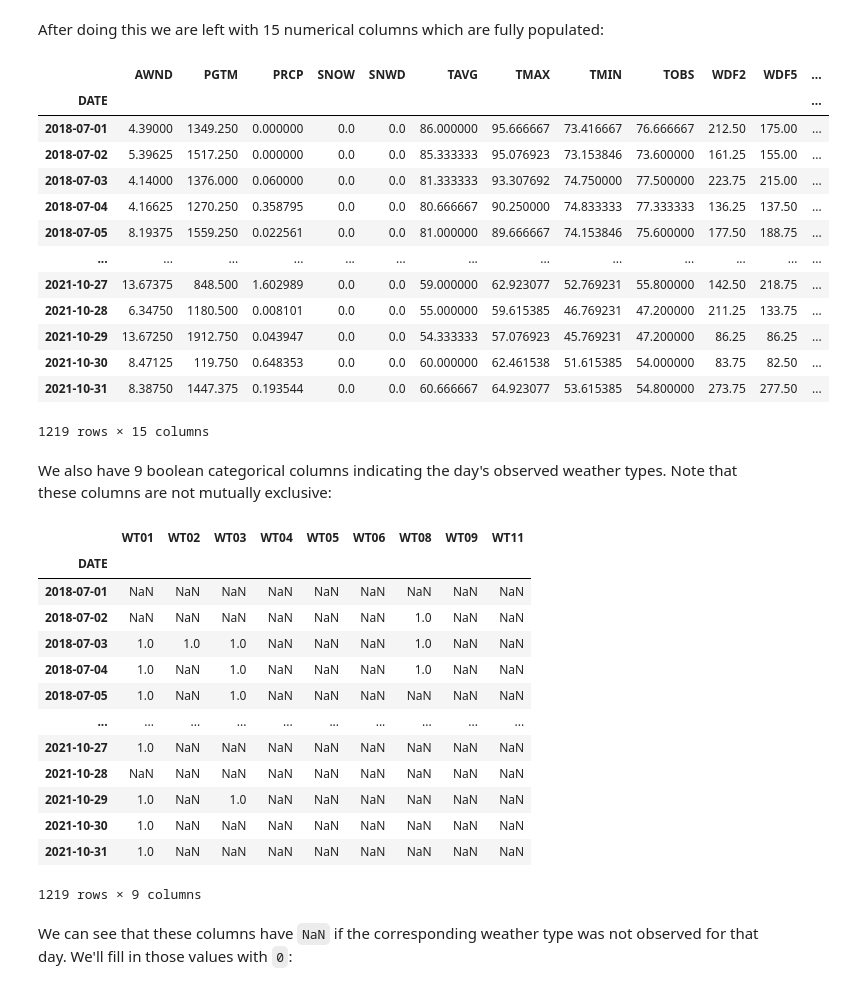
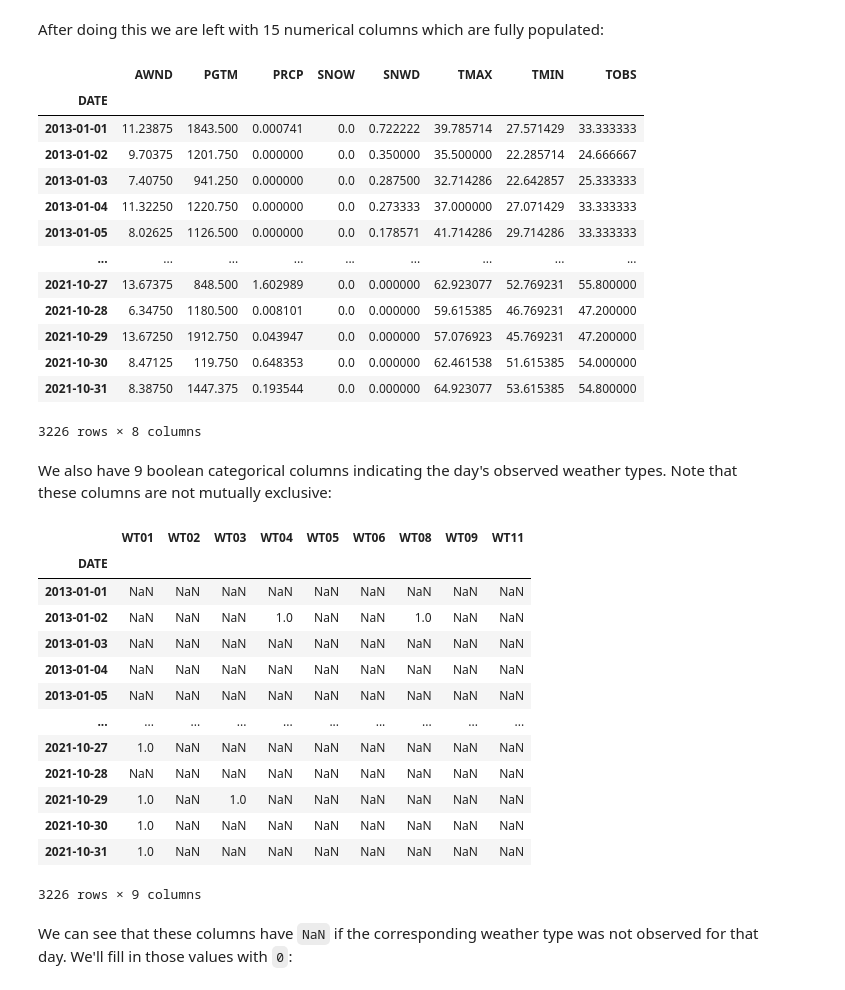
Before and after one commit to clyman23/spoke, a Jupyter notebook: notebooks/maxdumas/normalizing-weather-data.ipynb, the cells around one changed output. Saved outputs shown, nothing was run; the diff lists cells and outputs as text; code cells hidden in the pictures.

Commit message:
Use full date range for weather data

```diff
--- a/notebooks/maxdumas/normalizing-weather-data.ipynb
+++ b/notebooks/maxdumas/normalizing-weather-data.ipynb
@@ -7,2 +9,5 @@ This dataset was obtained by a request using the tool [here](https://www.ncdc.no
 # %%
-weather_df = pd.read_csv('../../data/weather_data_2018-07-01_2021-10-31.csv')
+weather_df_1 = pd.read_csv('../../data/weather_data_2013-01-01_2013-06-30.csv')
+weather_df_2 = pd.read_csv('../../data/weather_data_2013-07-01_2015-12-31.csv')
+weather_df_3 = pd.read_csv('../../data/weather_data_2016-01-01_2018-06-30.csv')
+weather_df_4 = pd.read_csv('../../data/weather_data_2018-07-01_2021-10-31.csv')
@@ -9,3 +16,5 @@ weather_df = pd.read_csv('../../data/weather_data_2018-07-01_2021-10-31.csv')
+# %%
+weather_df = pd.concat((weather_df_1, weather_df_2, weather_df_3, weather_df_4))
 # %% [markdown]
 This dataset has a row for each daily observation from each station. Not all stations include all information that we want. The first thing we want to do is group values by day and then take the average over everything available:
 # %%
@@ -31,24 +53,24 @@ We drop the `MDPR` (Multi-day precipitation total), `DAPR` (Days included in `MD
 # %%
-weather_df_by_date = weather_df_by_date.drop(columns=['DAPR', 'MDPR', 'PSUN', 'TSUN'])
+weather_df_by_date = weather_df_by_date.drop(columns=['DAPR', 'MDPR', 'DASF', 'MDSF', 'PSUN', 'TSUN', 'TAVG', 'WESD', 'WESF', 'WSF2', 'WSF5', 'WDF2', 'WDF5'])
 # %% [markdown]
 After doing this we are left with 15 numerical columns which are fully populated:
 # %%
-weather_df_by_date[['AWND', 'PGTM', 'PRCP', 'SNOW', 'SNWD', 'TAVG', 'TMAX', 'TMIN', 'TOBS', 'WDF2', 'WDF5', 'WESD', 'WESF', 'WSF2', 'WSF5']].dropna()
+weather_df_by_date[['AWND', 'PGTM', 'PRCP', 'SNOW', 'SNWD', 'TMAX', 'TMIN', 'TOBS']].dropna()
 # %% [output]
-|  | AWND | PGTM | PRCP | SNOW | SNWD | TAVG | TMAX | TMIN | TOBS | WDF2 | WDF5 | ... |
-| DATE |  |  |  |  |  |  |  |  |  |  |  | ... |
-| 2018-07-01 | 4.39000 | 1349.250 | 0.000000 | 0.0 | 0.0 | 86.000000 | 95.666667 | 73.416667 | 76.666667 | 212.50 | 175.00 | ... |
-| 2018-07-02 | 5.39625 | 1517.250 | 0.000000 | 0.0 | 0.0 | 85.333333 | 95.076923 | 73.153846 | 73.600000 | 161.25 | 155.00 | ... |
-| 2018-07-03 | 4.14000 | 1376.000 | 0.060000 | 0.0 | 0.0 | 81.333333 | 93.307692 | 74.750000 | 77.500000 | 223.75 | 215.00 | ... |
-| 2018-07-04 | 4.16625 | 1270.250 | 0.358795 | 0.0 | 0.0 | 80.666667 | 90.250000 | 74.833333 | 77.333333 | 136.25 | 137.50 | ... |
-| 2018-07-05 | 8.19375 | 1559.250 | 0.022561 | 0.0 | 0.0 | 81.000000 | 89.666667 | 74.153846 | 75.600000 | 177.50 | 188.75 | ... |
-| ... | ... | ... | ... | ... | ... | ... | ... | ... | ... | ... | ... | ... |
-| 2021-10-27 | 13.67375 | 848.500 | 1.602989 | 0.0 | 0.0 | 59.000000 | 62.923077 | 52.769231 | 55.800000 | 142.50 | 218.75 | ... |
-| 2021-10-28 | 6.34750 | 1180.500 | 0.008101 | 0.0 | 0.0 | 55.000000 | 59.615385 | 46.769231 | 47.200000 | 211.25 | 133.75 | ... |
-| 2021-10-29 | 13.67250 | 1912.750 | 0.043947 | 0.0 | 0.0 | 54.333333 | 57.076923 | 45.769231 | 47.200000 | 86.25 | 86.25 | ... |
-| 2021-10-30 | 8.47125 | 119.750 | 0.648353 | 0.0 | 0.0 | 60.000000 | 62.461538 | 51.615385 | 54.000000 | 83.75 | 82.50 | ... |
-| 2021-10-31 | 8.38750 | 1447.375 | 0.193544 | 0.0 | 0.0 | 60.666667 | 64.923077 | 53.615385 | 54.800000 | 273.75 | 277.50 | ... |
+|  | AWND | PGTM | PRCP | SNOW | SNWD | TMAX | TMIN | TOBS |
+| DATE |  |  |  |  |  |  |  |  |
+| 2013-01-01 | 11.23875 | 1843.500 | 0.000741 | 0.0 | 0.722222 | 39.785714 | 27.571429 | 33.333333 |
+| 2013-01-02 | 9.70375 | 1201.750 | 0.000000 | 0.0 | 0.350000 | 35.500000 | 22.285714 | 24.666667 |
+| 2013-01-03 | 7.40750 | 941.250 | 0.000000 | 0.0 | 0.287500 | 32.714286 | 22.642857 | 25.333333 |
+| 2013-01-04 | 11.32250 | 1220.750 | 0.000000 | 0.0 | 0.273333 | 37.000000 | 27.071429 | 33.333333 |
+| 2013-01-05 | 8.02625 | 1126.500 | 0.000000 | 0.0 | 0.178571 | 41.714286 | 29.714286 | 33.333333 |
+| ... | ... | ... | ... | ... | ... | ... | ... | ... |
+| 2021-10-27 | 13.67375 | 848.500 | 1.602989 | 0.0 | 0.000000 | 62.923077 | 52.769231 | 55.800000 |
+| 2021-10-28 | 6.34750 | 1180.500 | 0.008101 | 0.0 | 0.000000 | 59.615385 | 46.769231 | 47.200000 |
+| 2021-10-29 | 13.67250 | 1912.750 | 0.043947 | 0.0 | 0.000000 | 57.076923 | 45.769231 | 47.200000 |
+| 2021-10-30 | 8.47125 | 119.750 | 0.648353 | 0.0 | 0.000000 | 62.461538 | 51.615385 | 54.000000 |
+| 2021-10-31 | 8.38750 | 1447.375 | 0.193544 | 0.0 | 0.000000 | 64.923077 | 53.615385 | 54.800000 |
-1219 rows × 15 columns
+3226 rows × 8 columns
 # %% [markdown]
 We also have 9 boolean categorical columns indicating the day's observed weather types. Note that these columns are not mutually exclusive:
 # %%
@@ -56,18 +78,18 @@ weather_df_by_date[['WT01', 'WT02', 'WT03', 'WT04', 'WT05', 'WT06', 'WT08', 'WT0
 # %% [output]
 |  | WT01 | WT02 | WT03 | WT04 | WT05 | WT06 | WT08 | WT09 | WT11 |
 | DATE |  |  |  |  |  |  |  |  |  |
-| 2018-07-01 | NaN | NaN | NaN | NaN | NaN | NaN | NaN | NaN | NaN |
-| 2018-07-02 | NaN | NaN | NaN | NaN | NaN | NaN | 1.0 | NaN | NaN |
-| 2018-07-03 | 1.0 | 1.0 | 1.0 | NaN | NaN | NaN | 1.0 | NaN | NaN |
-| 2018-07-04 | 1.0 | NaN | 1.0 | NaN | NaN | NaN | 1.0 | NaN | NaN |
-| 2018-07-05 | 1.0 | NaN | 1.0 | NaN | NaN | NaN | NaN | NaN | NaN |
+| 2013-01-01 | NaN | NaN | NaN | NaN | NaN | NaN | NaN | NaN | NaN |
+| 2013-01-02 | NaN | NaN | NaN | 1.0 | NaN | NaN | 1.0 | NaN | NaN |
+| 2013-01-03 | NaN | NaN | NaN | NaN | NaN | NaN | NaN | NaN | NaN |
+| 2013-01-04 | NaN | NaN | NaN | NaN | NaN | NaN | NaN | NaN | NaN |
+| 2013-01-05 | NaN | NaN | NaN | NaN | NaN | NaN | NaN | NaN | NaN |
 | ... | ... | ... | ... | ... | ... | ... | ... | ... | ... |
 | 2021-10-27 | 1.0 | NaN | NaN | NaN | NaN | NaN | NaN | NaN | NaN |
 | 2021-10-28 | NaN | NaN | NaN | NaN | NaN | NaN | NaN | NaN | NaN |
 | 2021-10-29 | 1.0 | NaN | 1.0 | NaN | NaN | NaN | NaN | NaN | NaN |
 | 2021-10-30 | 1.0 | NaN | NaN | NaN | NaN | NaN | NaN | NaN | NaN |
 | 2021-10-31 | 1.0 | NaN | NaN | NaN | NaN | NaN | NaN | NaN | NaN |
-1219 rows × 9 columns
+3226 rows × 9 columns
 # %% [markdown]
 We can see that these columns have `NaN` if the corresponding weather type was not observed for that day. We'll fill in those values with `0`:
 # %%
```
Also changed, not shown: parts of 9 cells of this notebook, 1 other file.
